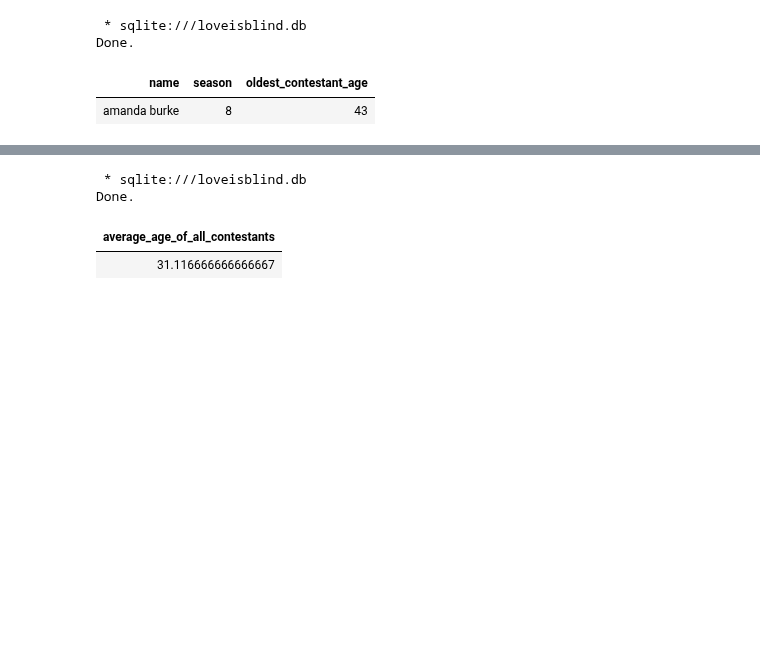
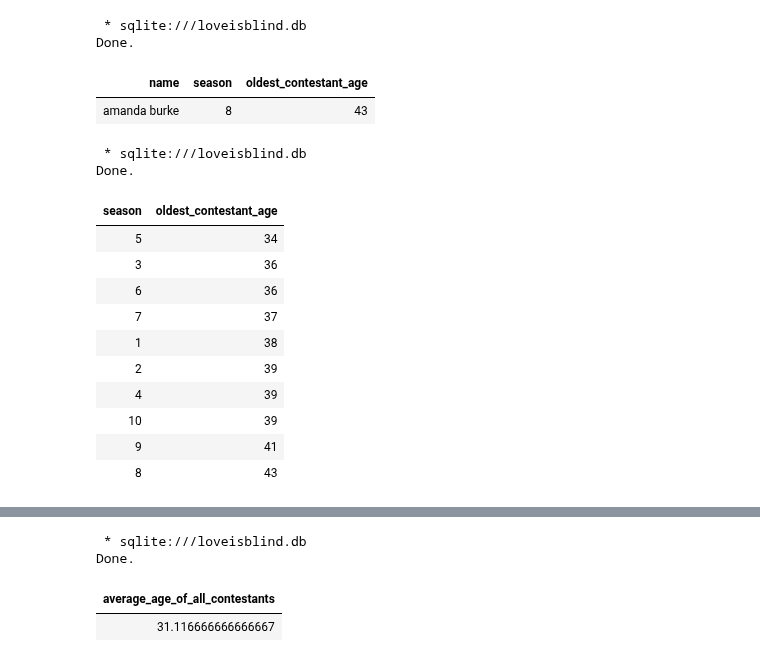
Before and after one commit to ZeeThomas/Love-Is-Blind-Analysis, a Jupyter notebook: analysisV0.ipynb, the cells around one changed output, grey strips where cells are left out. Drawn from its saved outputs; the diff is of its cells as text; code cells hidden in the pictures; blank space fills up the shorter version.

```diff
--- a/analysisV0.ipynb
+++ b/analysisV0.ipynb
@@ -81,3 +107,25 @@ FROM contestants;
 Done.
 | name | season | oldest_contestant_age |
 | amanda burke | 8 | 43 |
+# %%
+%%sql
+SELECT
+        season,
+        MAX(age) AS oldest_contestant_age
+FROM contestants
+GROUP BY season
+ORDER BY oldest_contestant_age ASC;
+# %% [output]
+ * sqlite:///loveisblind.db
+Done.
+| season | oldest_contestant_age |
+| 5 | 34 |
+| 3 | 36 |
+| 6 | 36 |
+| 7 | 37 |
+| 1 | 38 |
+| 2 | 39 |
+| 4 | 39 |
+| 10 | 39 |
+| 9 | 41 |
+| 8 | 43 |
```
Also changed, not shown: parts of 31 cells of this notebook, 2 other files.
